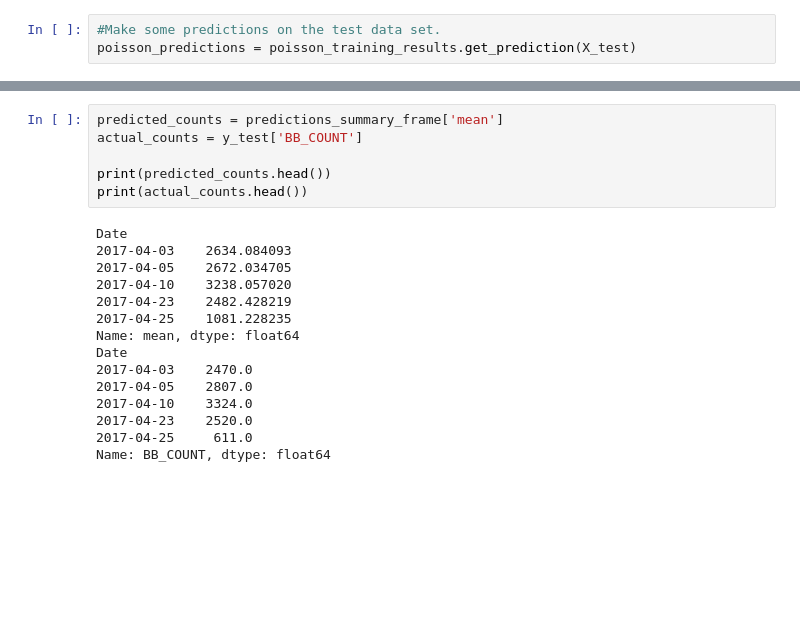
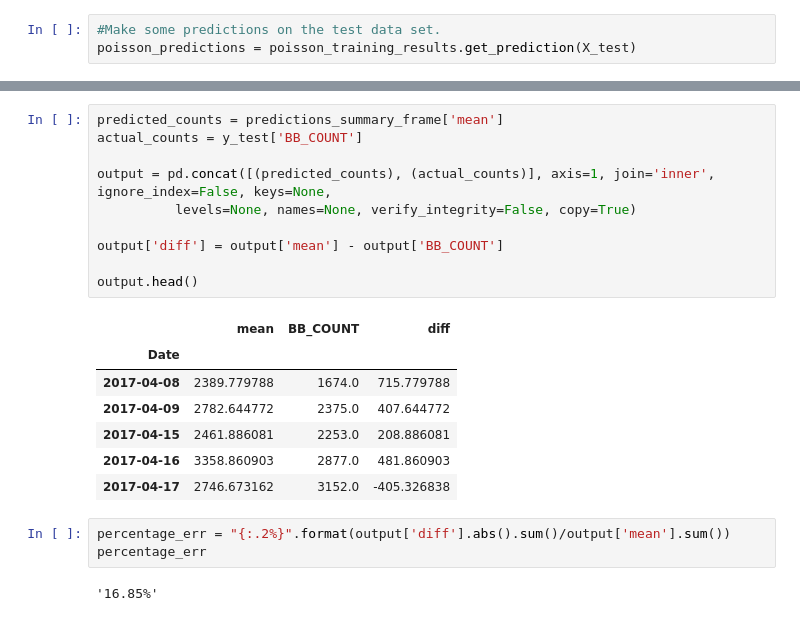
Before and after one commit to tvelichkovt/PyTorch, a Jupyter notebook: ML_LinearRegression.ipynb, the cells around one changed output, grey strips where cells are left out. Saved outputs shown, nothing was run; the diff lists cells and outputs as text; blank space fills up the shorter version.

```diff
--- a/ML_LinearRegression.ipynb
+++ b/ML_LinearRegression.ipynb
@@ -209,24 +209,26 @@ Date
-# %%
-predicted_counts = predictions_summary_frame['mean']
-actual_counts = y_test['BB_COUNT']
-
-print(predicted_counts.head())
-print(actual_counts.head())
-# %% [output]
-Date
-2017-04-03    2634.084093
-2017-04-05    2672.034705
-2017-04-10    3238.057020
-2017-04-23    2482.428219
-2017-04-25    1081.228235
-Name: mean, dtype: float64
-Date
-2017-04-03    2470.0
-2017-04-05    2807.0
-2017-04-10    3324.0
-2017-04-23    2520.0
-2017-04-25     611.0
-Name: BB_COUNT, dtype: float64
+# %%
+predicted_counts = predictions_summary_frame['mean']
+actual_counts = y_test['BB_COUNT']
+
+output = pd.concat([(predicted_counts), (actual_counts)], axis=1, join='inner', ignore_index=False, keys=None,
+          levels=None, names=None, verify_integrity=False, copy=True)
+
+output['diff'] = output['mean'] - output['BB_COUNT']
+
+output.head()
+# %% [output]
+|  | mean | BB_COUNT | diff |
+| Date |  |  |  |
+| 2017-04-08 | 2389.779788 | 1674.0 | 715.779788 |
+| 2017-04-09 | 2782.644772 | 2375.0 | 407.644772 |
+| 2017-04-15 | 2461.886081 | 2253.0 | 208.886081 |
+| 2017-04-16 | 3358.860903 | 2877.0 | 481.860903 |
+| 2017-04-17 | 2746.673162 | 3152.0 | -405.326838 |
+# %%
+percentage_err = "{:.2%}".format(output['diff'].abs().sum()/output['mean'].sum())
+percentage_err
+# %% [output]
+'16.85%'
 # %%
 #Plot the predicted counts versus the actual counts for the test data.
 fig = plt.figure()
```
Also changed, not shown: parts of 5 cells of this notebook, 2 other files.
